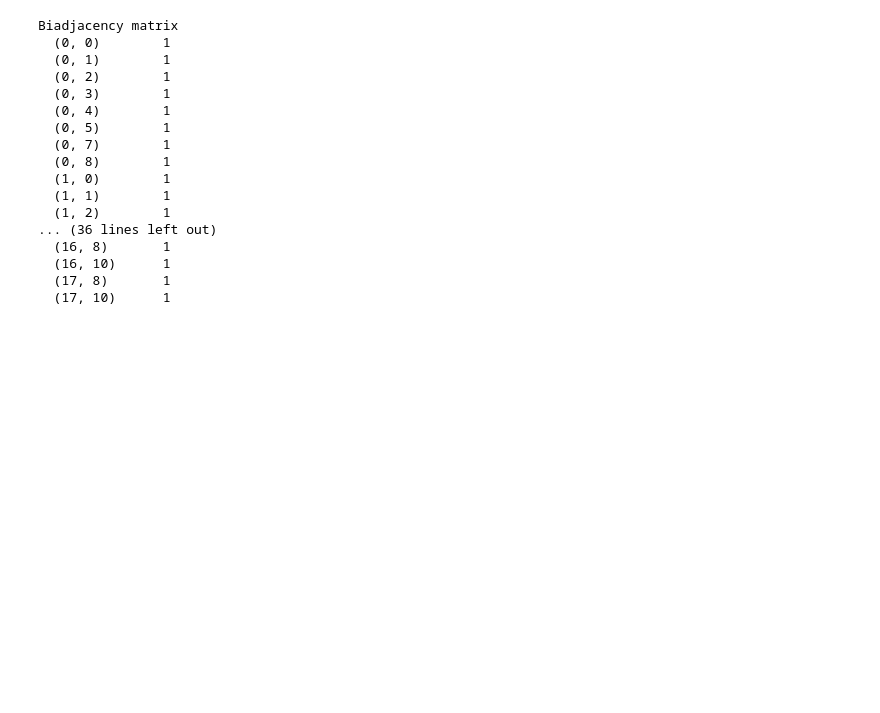
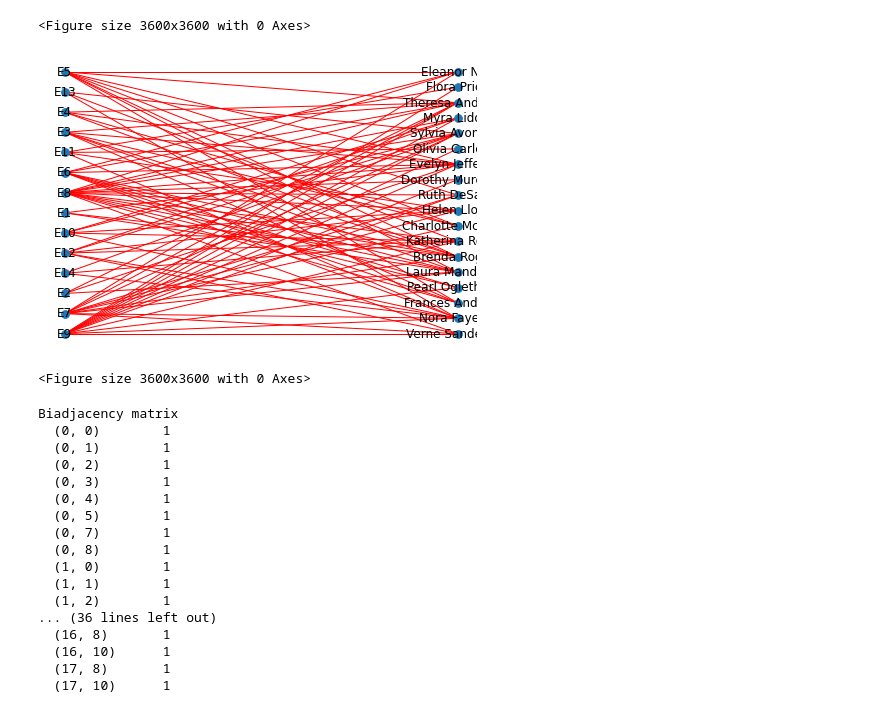
Before and after one commit to mharrisonbaker/DATA620, a Jupyter notebook: DATA620_Week3_part2.ipynb, the cells around one changed output. Cells and saved outputs as stored; diff of their text form; code cells hidden in the pictures; blank space fills up the shorter version.

```diff
--- a/DATA620_Week3_part2.ipynb
+++ b/DATA620_Week3_part2.ipynb
@@ -17,3 +16,14 @@ plt.show()
+# %%
+#organize the bipartite graph
+Elist=["E1","E2","E3","E4","E5","E6","E7","E8","E9","E10","E11","E12","E13","E14",]
+top=nx.bipartite.sets(G)[0]
+pos=nx.bipartite_layout(G, Elist)
+D=nx.draw(G, pos=pos, with_labels=True, node_size=60, edge_color="red")
+plt.figure(D, figsize=(50,50))
+# %% [output]
+<Figure size 3600x3600 with 0 Axes>
+[figure, added]
+<Figure size 3600x3600 with 0 Axes>
 # %%
 print("Biadjacency matrix")
 print(bipartite.biadjacency_matrix(G, women, clubs))
```
Also changed, not shown: parts of 1 cell of this notebook.
